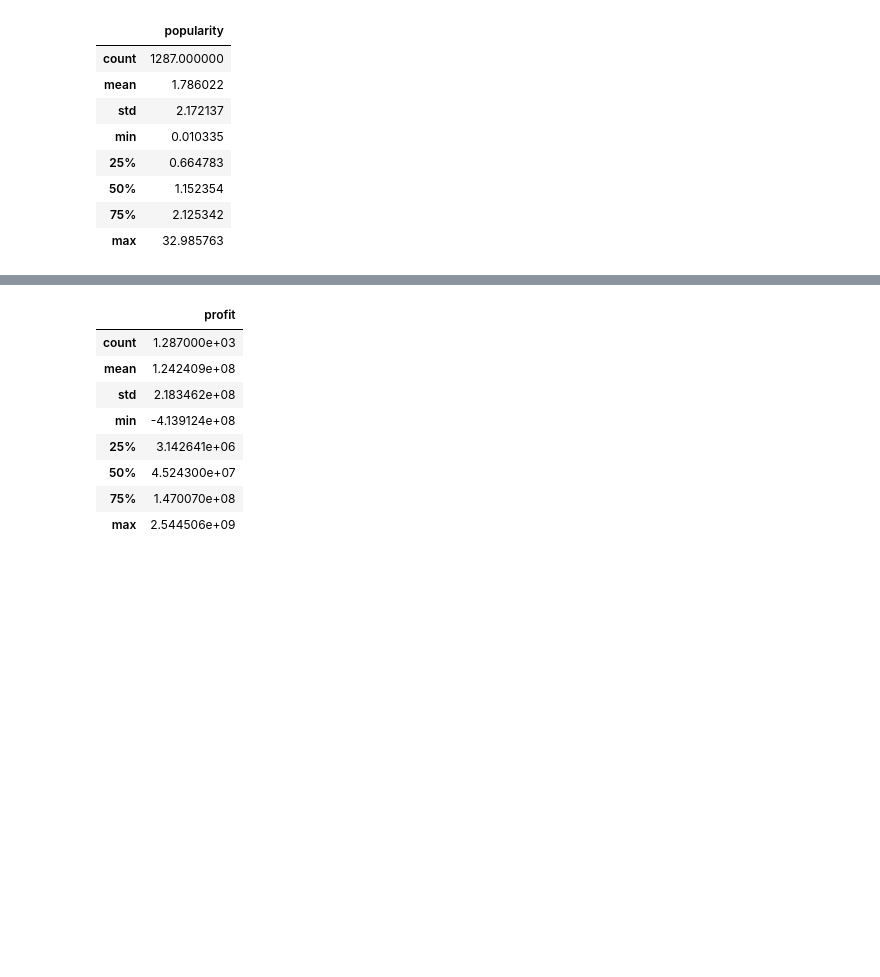
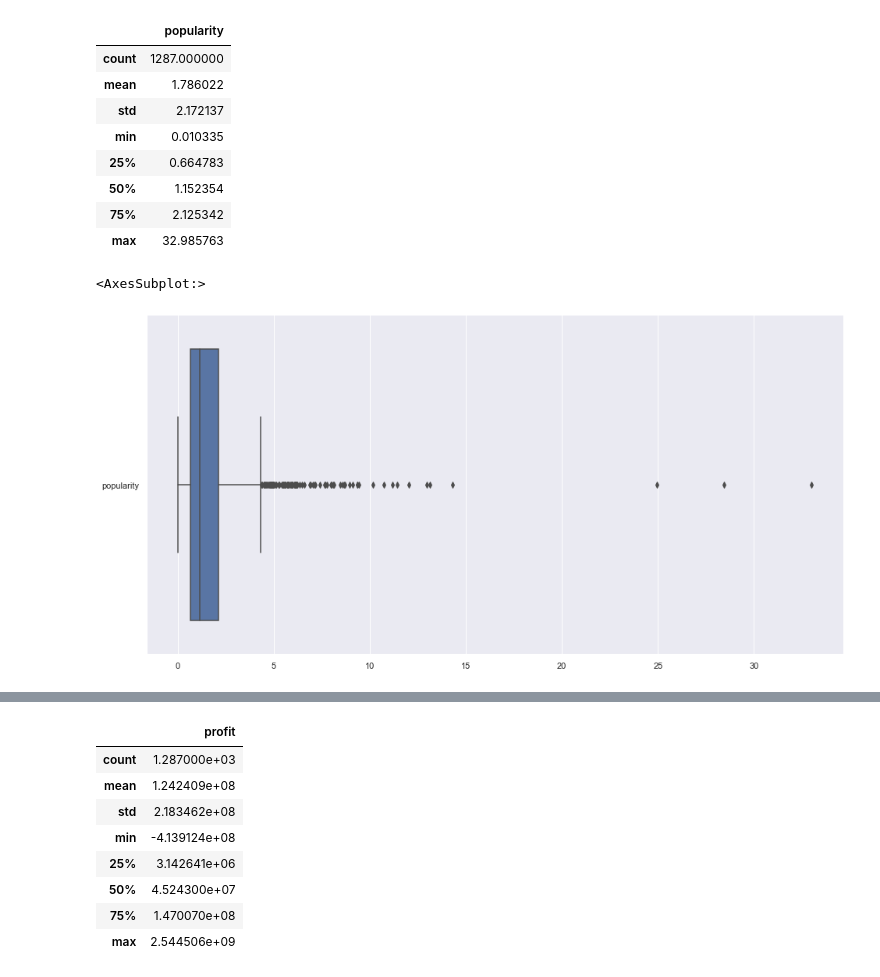
Before and after one commit to liekzhe/SC1015mini_project, a Jupyter notebook: EDA.ipynb, the cells around one changed output, grey strips where cells are left out. Saved outputs shown, nothing was run; the diff lists cells and outputs as text; code cells hidden in the pictures; blank space fills up the shorter version.

```diff
--- a/EDA.ipynb
+++ b/EDA.ipynb
@@ -47,3 +53,10 @@ popularity_data.describe()
 | 50% | 1.152354 |
 | 75% | 2.125342 |
 | max | 32.985763 |
+# %%
+#Box Plot
+f = plt.figure(figsize=(16,8))
+sb.boxplot(data=popularity_data, orient='h')
+# %% [output]
+<AxesSubplot:>
+[figure, added]
```
Also changed, not shown: parts of 42 cells of this notebook, 2 other files.
